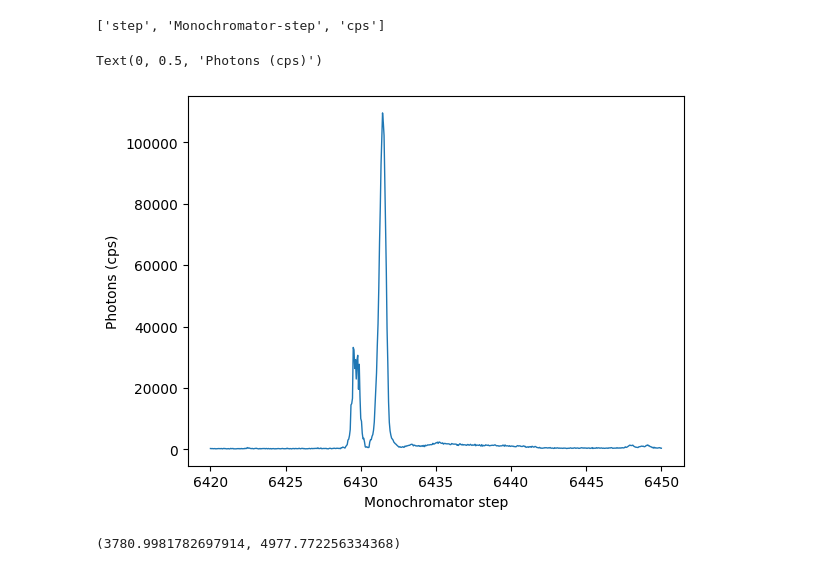
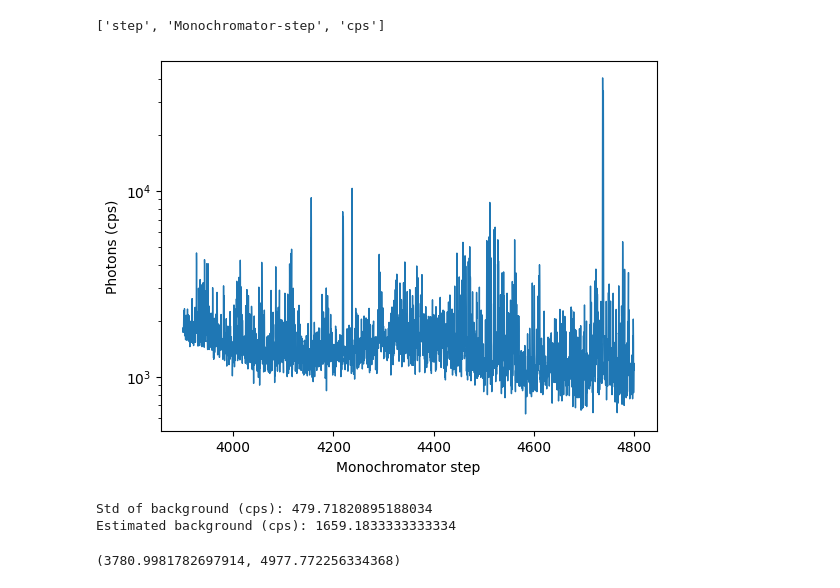
Before and after one commit to charlottemyers/jlab, a Jupyter notebook: spectro/Hydrogen_broad.ipynb, the cells around one changed output. Saved outputs shown, nothing was run; the diff lists cells and outputs as text; code cells hidden in the pictures.

```diff
--- a/spectro/Hydrogen_broad.ipynb
+++ b/spectro/Hydrogen_broad.ipynb
@@ -4,24 +4,41 @@ import pandas as pd
 import matplotlib.pyplot as plt
 from scipy.optimize import curve_fit
 # %%
-path =  "/Users/charlottemyers/projects/jlab/spectro/data/Nate_Charlotte_1001_Run2.txt"
+path =  "/Users/charlottemyers/projects/jlab/spectro/data/Nate_Charlotte_1001_Run3.txt"
 df = pd.read_csv(path, sep=r"\s+")
 #df = df.iloc[:, [1, 2]].rename(columns={df.columns[0]: "step", df.columns[1]: "cps"})
 print(df.columns.tolist())
 step = df["Monochromator-step"].to_numpy()
 cps  = df["cps"].to_numpy()
 
+
+
+# mask = (step < 4350) & (step > 4250)
+# step = step[mask]
+# cps  = cps[mask]
+
+
+
 plt.plot(step, cps, lw=1, label = path.split("/")[-1])
 plt.xlabel("Monochromator step")
 plt.ylabel("Photons (cps)")
+plt.yscale("log")
 
-#plt.axvline(4155, color="gray", ls="--")
+#plt.axvline(3970.075, color="gray", ls="--")
 #plt.xlim(640, 6440)
 #plt.yscale("log")
 # %% [output]
 ['step', 'Monochromator-step', 'cps']
-Text(0, 0.5, 'Photons (cps)')
-[figure, old version]
+[figure, new version]
+# %%
+# get estimate of background
+bkgd = np.mean(cps[step < 4500])
+std_bkgd = np.std(cps[step < 4000])
+print("Std of background (cps):",  std_bkgd)
+print("Estimated background (cps):", bkgd)
+# %% [output]
+Std of background (cps): 479.71820895188034
+Estimated background (cps): 1659.1833333333334
 # %%
 # Calibration; functional form calculated in 'cal_with_Ne'
 
```
Also changed, not shown: 2 other files.
